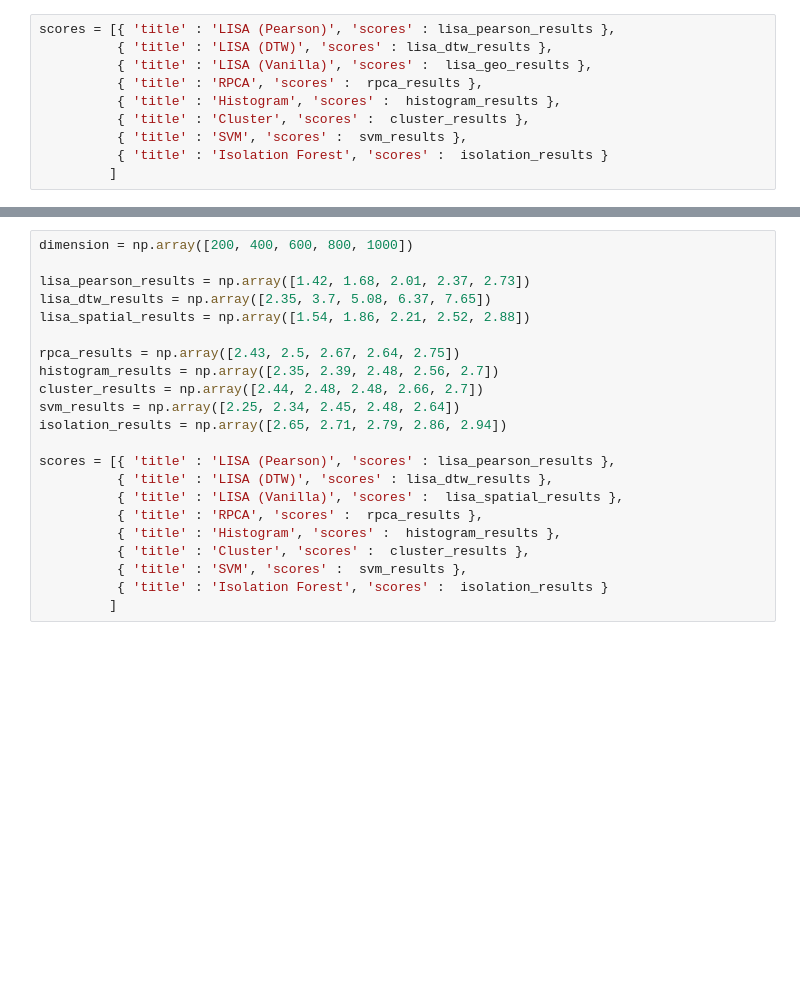
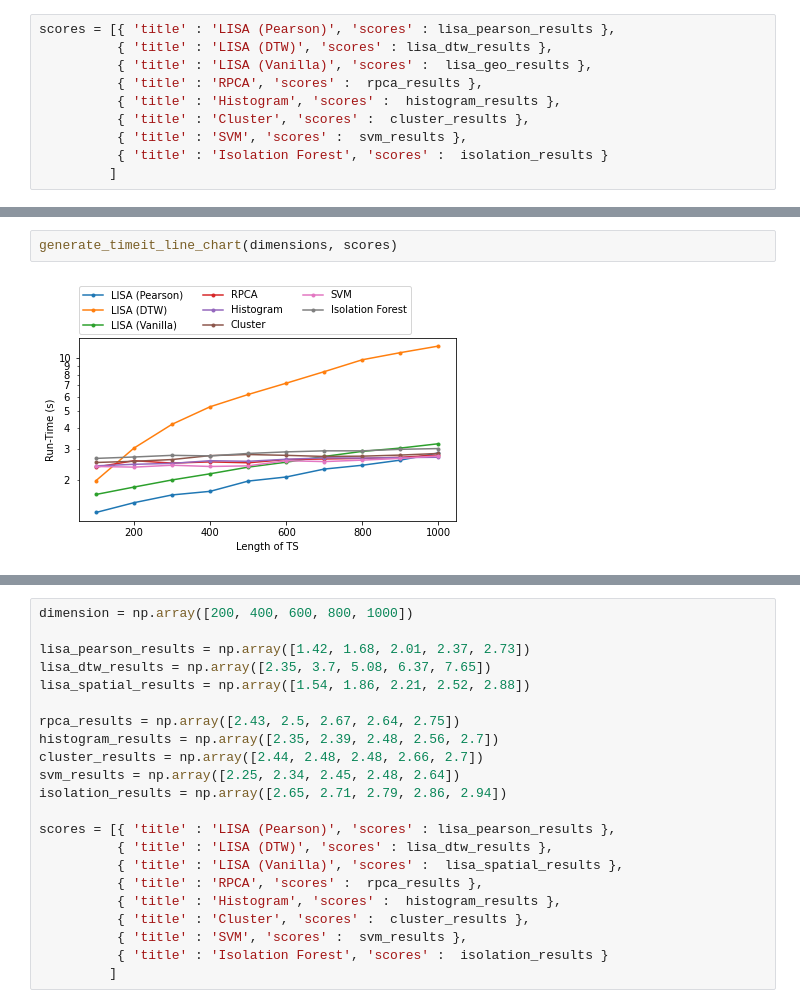
Before and after one commit to eXascaleInfolab/vadetis, a Jupyter notebook: misc/notebooks/misc/Evaluation TimeIt Temp1 TS Length.ipynb, the cells around one changed output, grey strips where cells are left out. Saved outputs shown, nothing was run; the diff lists cells and outputs as text; blank space fills up the shorter version.

```diff
--- a/misc/notebooks/misc/Evaluation TimeIt Temp1 TS Length.ipynb
+++ b/misc/notebooks/misc/Evaluation TimeIt Temp1 TS Length.ipynb
@@ -257,6 +269,10 @@ def generate_timeit_line_chart(dimension, scores):
 
     fig.tight_layout()
     plt.show()
+# %%
+generate_timeit_line_chart(dimensions, scores)
+# %% [output]
+[figure, added]
 # %%
 generate_timeit_line_chart(dimensions, scores)
 # %% [output]
```
Also changed, not shown: parts of 14 cells of this notebook, 18 other files.
